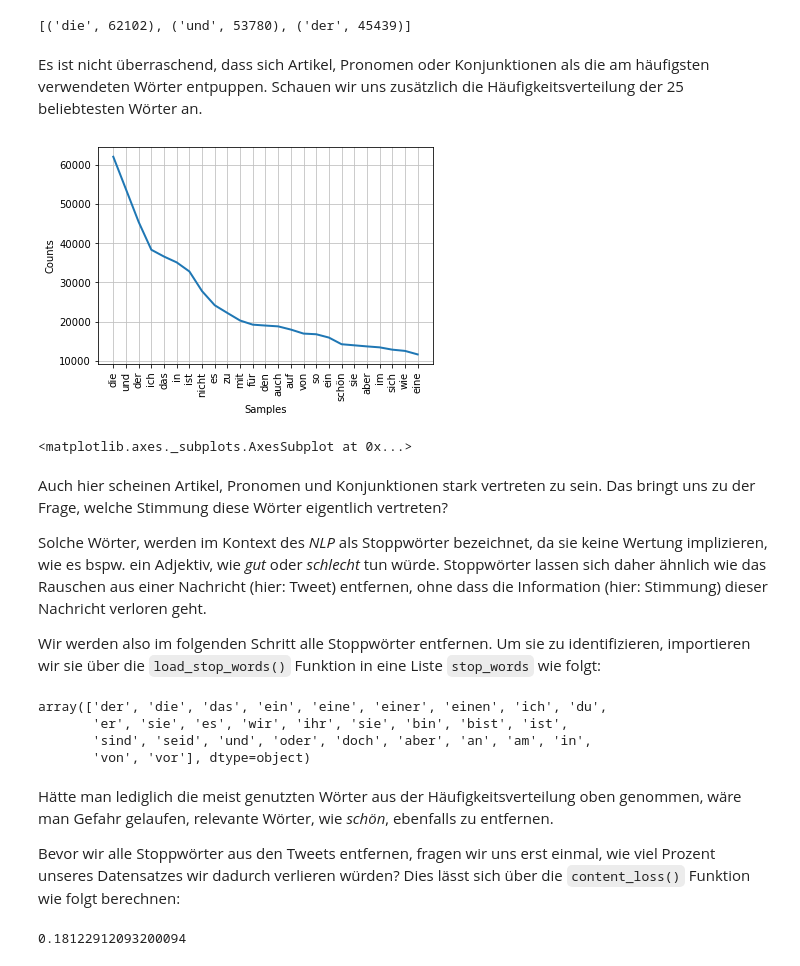
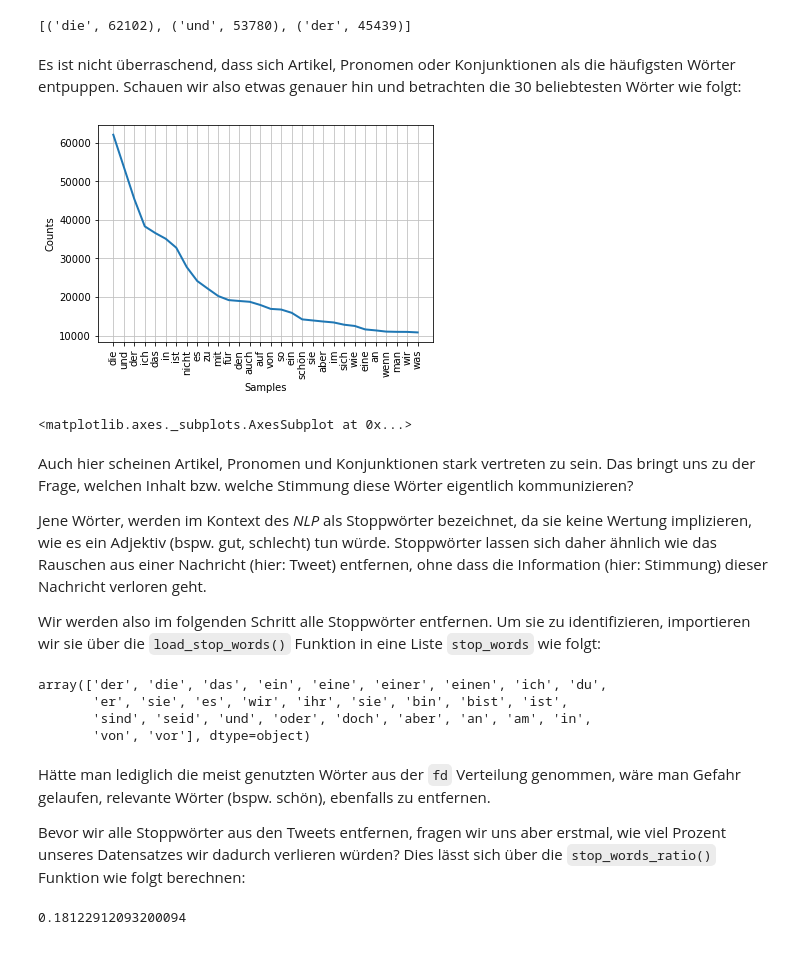
Before and after one commit to orca-nrw/lernmodul-texte, a Jupyter notebook: index.ipynb, the cells around one changed output. Cells and saved outputs as stored; diff of their text form; code cells hidden in the pictures.

```diff
--- a/index.ipynb
+++ b/index.ipynb
@@ -468,16 +467,16 @@ fd.most_common(3)
 # %% [output]
 [('die', 62102), ('und', 53780), ('der', 45439)]
 # %% [markdown]
-Es ist nicht überraschend, dass sich Artikel, Pronomen oder Konjunktionen als die am häufigsten verwendeten Wörter entpuppen. Schauen wir uns zusätzlich die Häufigkeitsverteilung der 25 beliebtesten Wörter an.
+Es ist nicht überraschend, dass sich Artikel, Pronomen oder Konjunktionen als die häufigsten Wörter entpuppen. Schauen wir also etwas genauer hin und betrachten die 30 beliebtesten Wörter wie folgt:
 # %%
-fd.plot(25)
+fd.plot(30)
 # %% [output]
-[figure, old version]
+[figure, new version]
 <matplotlib.axes._subplots.AxesSubplot at 0x...>
 # %% [markdown]
-Auch hier scheinen Artikel, Pronomen und Konjunktionen stark vertreten zu sein. Das bringt uns zu der Frage, welche Stimmung diese Wörter eigentlich vertreten?
+Auch hier scheinen Artikel, Pronomen und Konjunktionen stark vertreten zu sein. Das bringt uns zu der Frage, welchen Inhalt bzw. welche Stimmung diese Wörter eigentlich kommunizieren?
 
-Solche Wörter, werden im Kontext des _NLP_ als Stoppwörter bezeichnet, da sie keine Wertung implizieren, wie es bspw. ein Adjektiv, wie _gut_ oder _schlecht_ tun würde. Stoppwörter lassen sich daher ähnlich wie das Rauschen aus einer Nachricht (hier: Tweet) entfernen, ohne dass die Information (hier: Stimmung) dieser Nachricht verloren geht.
+Jene Wörter, werden im Kontext des _NLP_ als Stoppwörter bezeichnet, da sie keine Wertung implizieren, wie es ein Adjektiv (bspw. gut, schlecht) tun würde. Stoppwörter lassen sich daher ähnlich wie das Rauschen aus einer Nachricht (hier: Tweet) entfernen, ohne dass die Information (hier: Stimmung) dieser Nachricht verloren geht.
 
 Wir werden also im folgenden Schritt alle Stoppwörter entfernen. Um sie zu identifizieren, importieren wir sie über die `load_stop_words()` Funktion in eine Liste `stop_words` wie folgt:
 # %%
@@ -489,7 +488,7 @@ array(['der', 'die', 'das', 'ein', 'eine', 'einer', 'einen', 'ich', 'du',
        'sind', 'seid', 'und', 'oder', 'doch', 'aber', 'an', 'am', 'in',
        'von', 'vor'], dtype=object)
 # %% [markdown]
-Hätte man lediglich die meist genutzten Wörter aus der Häufigkeitsverteilung oben genommen, wäre man Gefahr gelaufen, relevante Wörter, wie _schön_, ebenfalls zu entfernen.
+Hätte man lediglich die meist genutzten Wörter aus der `fd` Verteilung genommen, wäre man Gefahr gelaufen, relevante Wörter (bspw. schön), ebenfalls zu entfernen.
 
-Bevor wir alle Stoppwörter aus den Tweets entfernen, fragen wir uns erst einmal, wie viel Prozent unseres Datensatzes wir dadurch verlieren würden? Dies lässt sich über die `content_loss()` Funktion wie folgt berechnen:
+Bevor wir alle Stoppwörter aus den Tweets entfernen, fragen wir uns aber erstmal, wie viel Prozent unseres Datensatzes wir dadurch verlieren würden? Dies lässt sich über die `stop_words_ratio()` Funktion wie folgt berechnen:
 # %%
```
Also changed, not shown: parts of 84 cells of this notebook.
